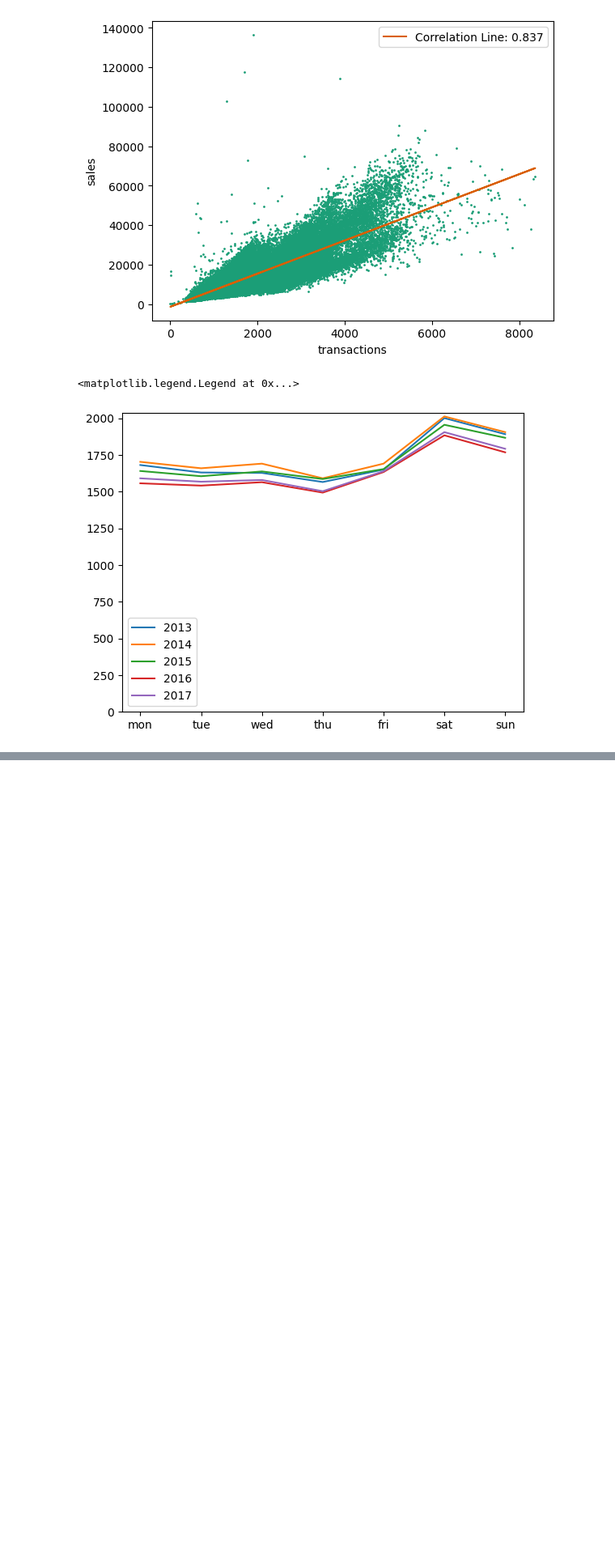
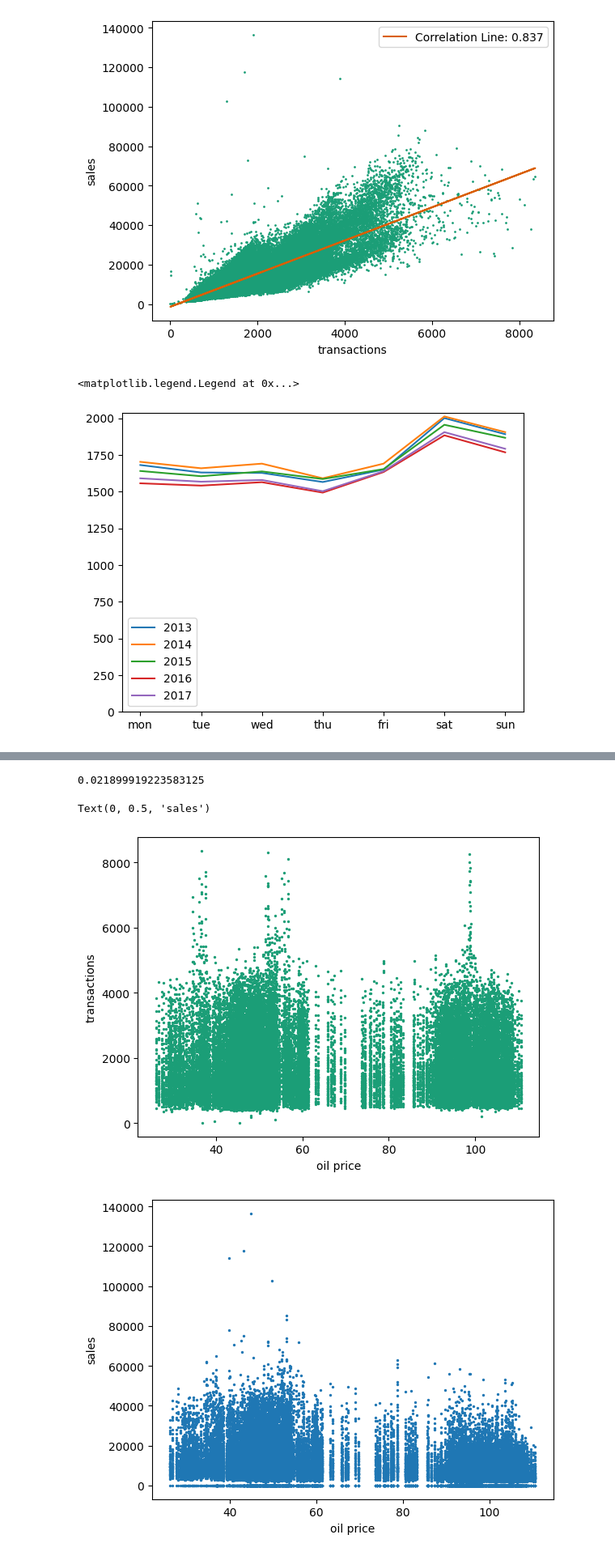
Before and after one commit to wubmans/wubs_kaggle, a Jupyter notebook: store_sales/store_sales.ipynb, the cells around one changed output, grey strips where cells are left out. Shown at 81% size. Saved outputs shown, nothing was run; the diff lists cells and outputs as text; code cells hidden in the pictures; blank space fills up the shorter version.

Commit message:
sales en transacties naar olie prijs

```diff
--- a/store_sales/store_sales.ipynb
+++ b/store_sales/store_sales.ipynb
@@ -72,0 +87,25 @@ ax.legend()
+# %%
+df_oil_and_transactions = df_oil.set_index('date').merge(df_transactions.set_index('date'), left_index = True, right_index = True)
+df_oil_and_sales = df_oil.set_index('date').merge(df_sales.groupby(['date', 'store_nbr'])['sales'].sum(), left_index = True, right_index = True)
+fig, ax = plt.subplots()
+
+print(df_oil_and_transactions['interpolated'].corr(df_oil_and_transactions['transactions']))
+
+
+ax.set_prop_cycle(color = plt.cm.Dark2.colors)
+ax.scatter(df_oil_and_transactions['interpolated'], df_oil_and_transactions['transactions'], s = 2.0)
+
+ax.set_xlabel('oil price')
+ax.set_ylabel('transactions')
+# ax.legend()
+
+fig, ax = plt.subplots()
+ax.scatter(df_oil_and_sales['interpolated'], df_oil_and_sales['sales'], s = 2.0)
+
+ax.set_xlabel('oil price')
+ax.set_ylabel('sales')
+# %% [output]
+0.021899919223583125
+Text(0, 0.5, 'sales')
+[figure, added]
+[figure, added]
```
Also changed, not shown: parts of 2 cells of this notebook.
